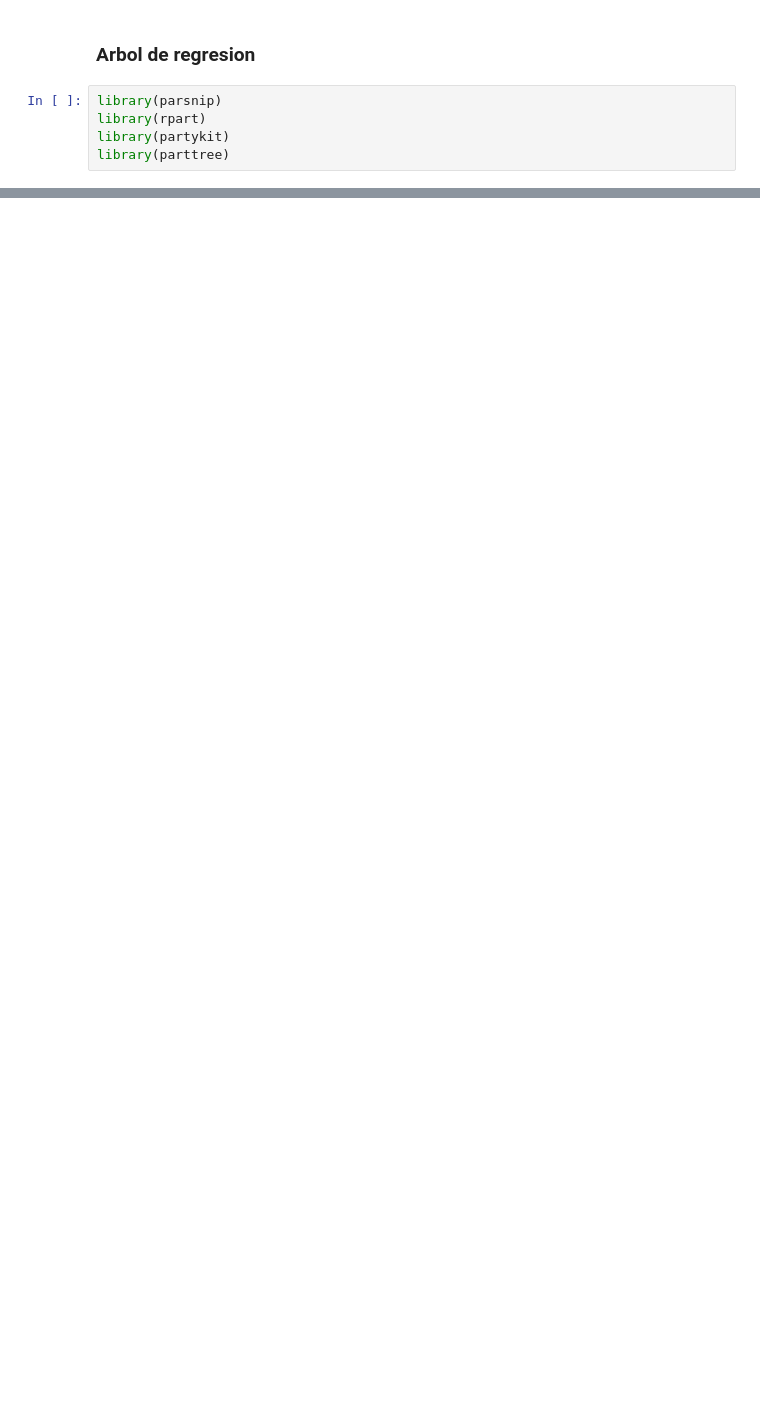
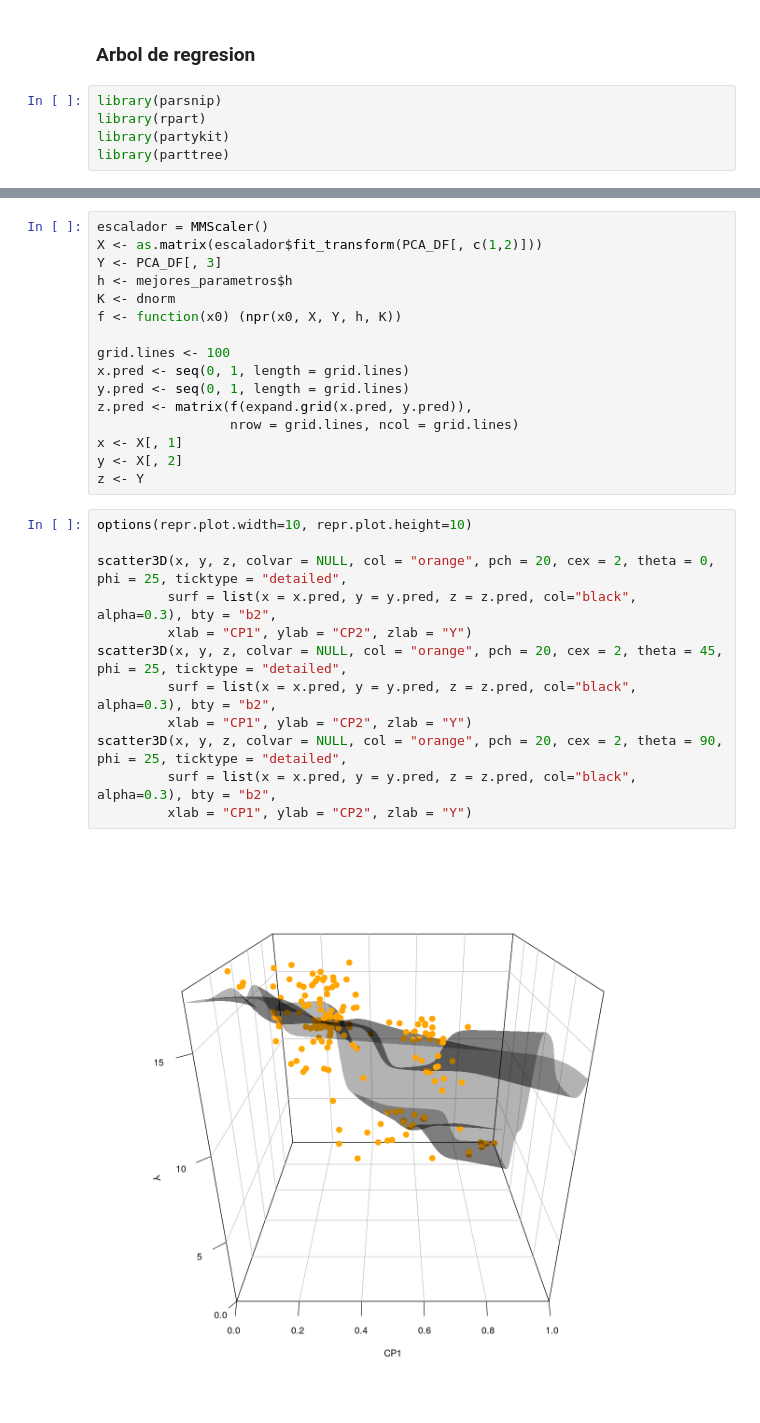
Before and after one commit to Lukas-De-Angelis-Riva/Aprendizaje-estadistico, a Jupyter notebook: trabajo_practico3/src/PCA.ipynb, the cells around one changed output, grey strips where cells are left out. Cells and saved outputs as stored; diff of their text form; blank space fills up the shorter version.

```diff
--- a/trabajo_practico3/src/PCA.ipynb
+++ b/trabajo_practico3/src/PCA.ipynb
@@ -672,0 +759,30 @@ PCA_DF %>%
+# %%
+escalador = MMScaler()
+X <- as.matrix(escalador$fit_transform(PCA_DF[, c(1,2)]))
+Y <- PCA_DF[, 3]
+h <- mejores_parametros$h
+K <- dnorm
+f <- function(x0) (npr(x0, X, Y, h, K))
+
+grid.lines <- 100
+x.pred <- seq(0, 1, length = grid.lines)
+y.pred <- seq(0, 1, length = grid.lines)
+z.pred <- matrix(f(expand.grid(x.pred, y.pred)),
+                 nrow = grid.lines, ncol = grid.lines)
+x <- X[, 1]
+y <- X[, 2]
+z <- Y
+# %%
+options(repr.plot.width=10, repr.plot.height=10)
+
+scatter3D(x, y, z, colvar = NULL, col = "orange", pch = 20, cex = 2, theta = 0, phi = 25, ticktype = "detailed",
+         surf = list(x = x.pred, y = y.pred, z = z.pred, col="black", alpha=0.3), bty = "b2",
+         xlab = "CP1", ylab = "CP2", zlab = "Y")
+scatter3D(x, y, z, colvar = NULL, col = "orange", pch = 20, cex = 2, theta = 45, phi = 25, ticktype = "detailed",
+         surf = list(x = x.pred, y = y.pred, z = z.pred, col="black", alpha=0.3), bty = "b2",
+         xlab = "CP1", ylab = "CP2", zlab = "Y")
+scatter3D(x, y, z, colvar = NULL, col = "orange", pch = 20, cex = 2, theta = 90, phi = 25, ticktype = "detailed",
+         surf = list(x = x.pred, y = y.pred, z = z.pred, col="black", alpha=0.3), bty = "b2",
+         xlab = "CP1", ylab = "CP2", zlab = "Y")
+# %% [output]
+[figure, added]
```
Also changed, not shown: parts of 35 cells of this notebook, 6 other files.
